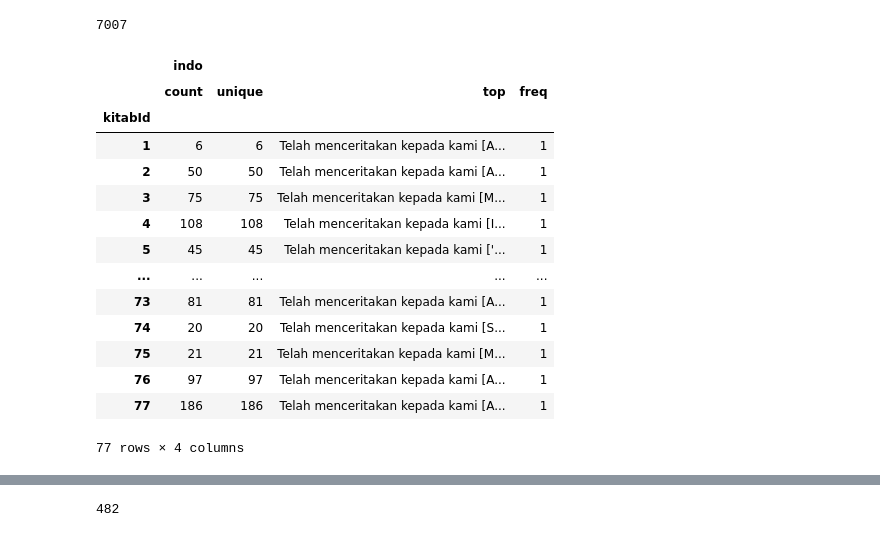
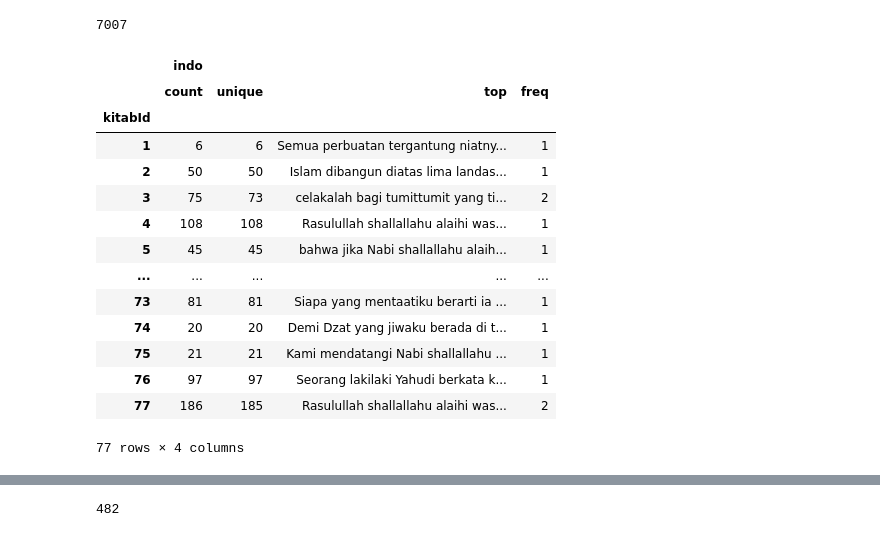
Before and after one commit to ziadrahmatullah/Hadits-Classfication-using-BERT, a Jupyter notebook: PreprocessingData.ipynb, the cells around one changed output, grey strips where cells are left out. Cells and saved outputs as stored; diff of their text form; code cells hidden in the pictures.

```diff
--- a/PreprocessingData.ipynb
+++ b/PreprocessingData.ipynb
@@ -259,21 +268,21 @@ len(bukhari2)
 # %% [output]
 7007
 # %%
-a = bukhari.groupby('kitabId').describe()
+a = remove_sanad.groupby('kitabId').describe()
 a
 # %% [output]
 |  | indo |  |  |  |
 |  | count | unique | top | freq |
 | kitabId |  |  |  |  |
-| 1 | 6 | 6 | Telah menceritakan kepada kami [A... | 1 |
-| 2 | 50 | 50 | Telah menceritakan kepada kami [A... | 1 |
-| 3 | 75 | 75 | Telah menceritakan kepada kami [M... | 1 |
-| 4 | 108 | 108 | Telah menceritakan kepada kami [I... | 1 |
-| 5 | 45 | 45 | Telah menceritakan kepada kami ['... | 1 |
+| 1 | 6 | 6 | Semua perbuatan tergantung niatny... | 1 |
+| 2 | 50 | 50 | Islam dibangun diatas lima landas... | 1 |
+| 3 | 75 | 73 | celakalah bagi tumittumit yang ti... | 2 |
+| 4 | 108 | 108 | Rasulullah shallallahu alaihi was... | 1 |
+| 5 | 45 | 45 | bahwa jika Nabi shallallahu alaih... | 1 |
 | ... | ... | ... | ... | ... |
-| 73 | 81 | 81 | Telah menceritakan kepada kami [A... | 1 |
-| 74 | 20 | 20 | Telah menceritakan kepada kami [S... | 1 |
-| 75 | 21 | 21 | Telah menceritakan kepada kami [M... | 1 |
-| 76 | 97 | 97 | Telah menceritakan kepada kami [A... | 1 |
-| 77 | 186 | 186 | Telah menceritakan kepada kami [A... | 1 |
+| 73 | 81 | 81 | Siapa yang mentaatiku berarti ia ... | 1 |
+| 74 | 20 | 20 | Demi Dzat yang jiwaku berada di t... | 1 |
+| 75 | 21 | 21 | Kami mendatangi Nabi shallallahu ... | 1 |
+| 76 | 97 | 97 | Seorang lakilaki Yahudi berkata k... | 1 |
+| 77 | 186 | 185 | Rasulullah shallallahu alaihi was... | 2 |
 77 rows × 4 columns
```
Also changed, not shown: parts of 7 cells of this notebook, 1 other file.
